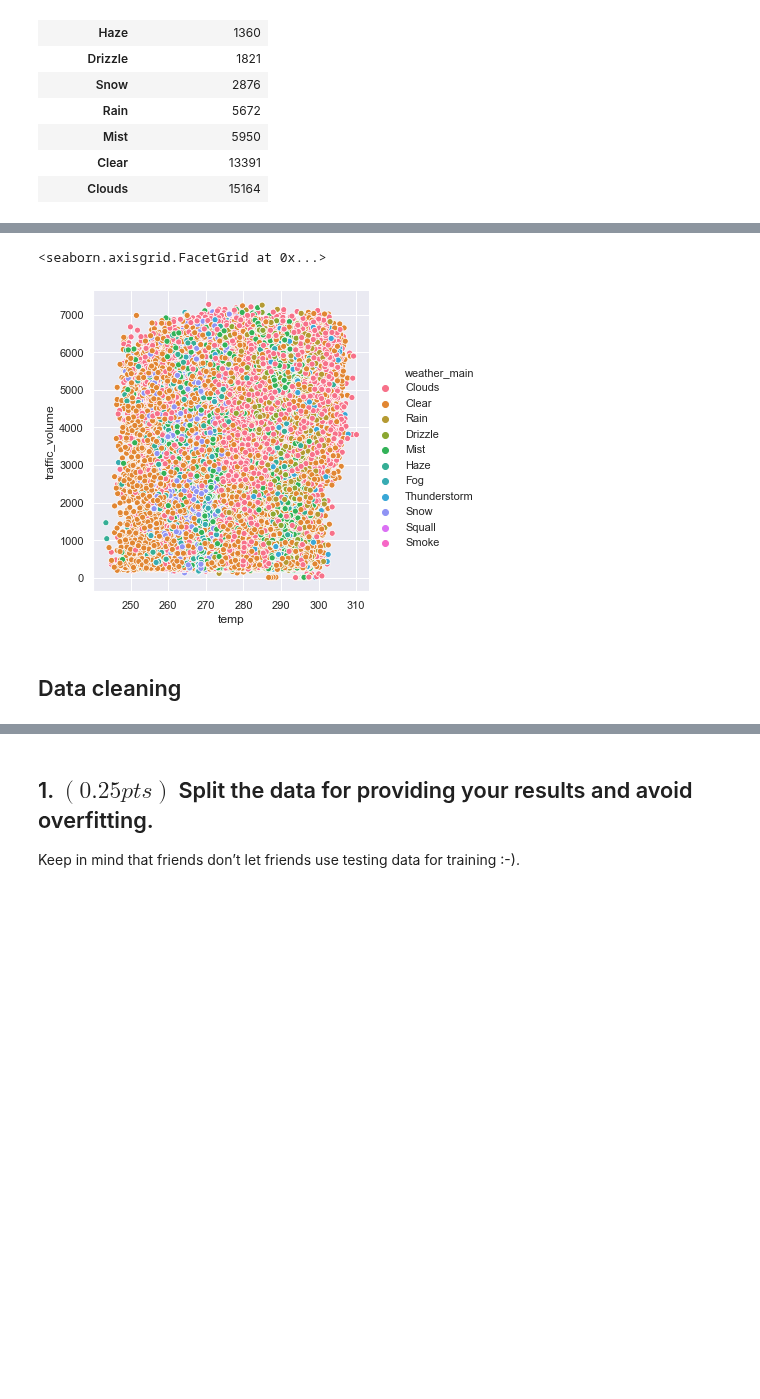
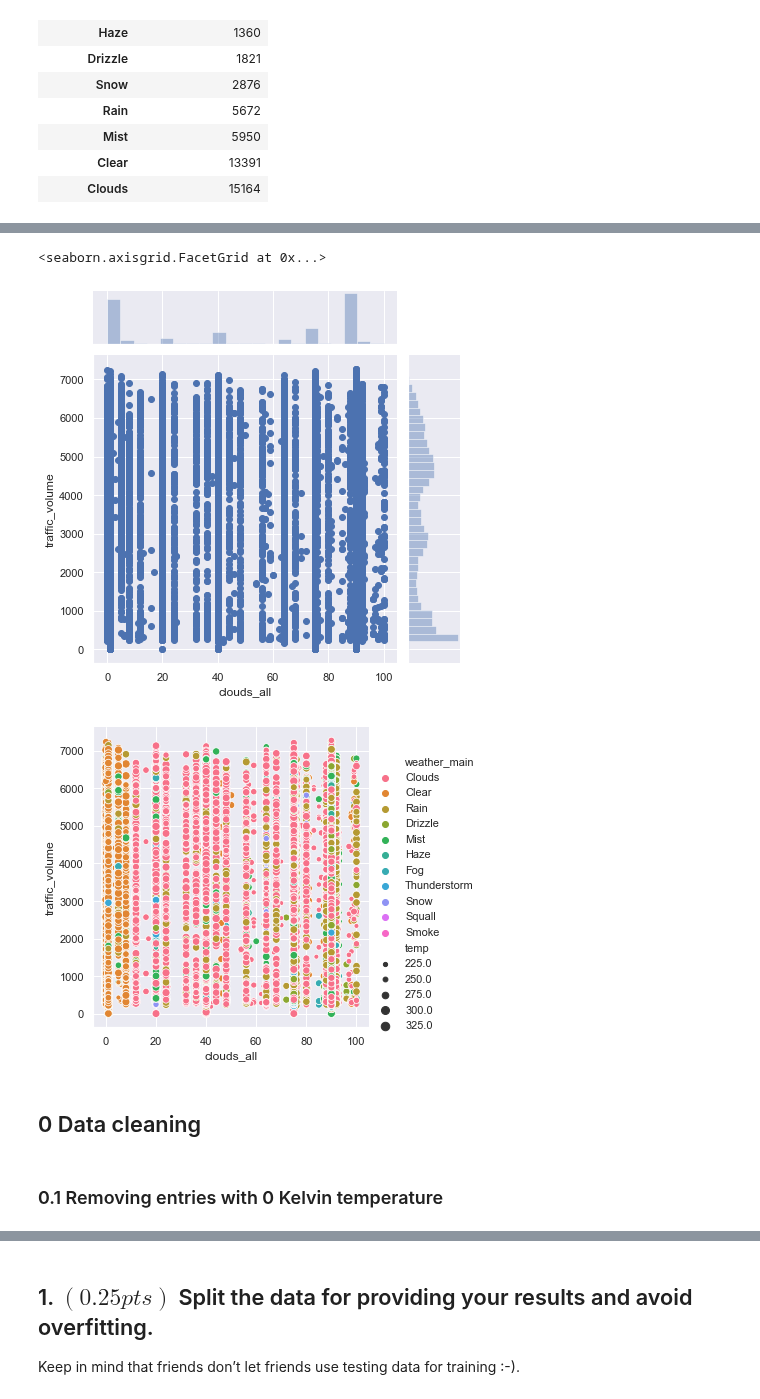
Before and after one commit to laurelkeys/machine-learning, a Jupyter notebook: assignment-1/Assignment1.ipynb, the cells around one changed output, grey strips where cells are left out. Drawn from its saved outputs; the diff is of its cells as text; code cells hidden in the pictures; blank space fills up the shorter version.

```diff
--- a/assignment-1/Assignment1.ipynb
+++ b/assignment-1/Assignment1.ipynb
@@ -252,7 +282,9 @@ sns.jointplot(x="temp", y="traffic_volume", data=dataset_csv[dataset_csv.temp >
 # %%
-sns.relplot(x="temp", y="traffic_volume", hue="weather_main", data=dataset_csv[dataset_csv.temp > 0.0])
+sns.jointplot(x="clouds_all", y="traffic_volume", data=dataset_csv)
+sns.relplot(x="clouds_all", y="traffic_volume", hue="weather_main", size="temp", data=dataset_csv[dataset_csv.temp > 0.0])
 # %% [output]
 <seaborn.axisgrid.FacetGrid at 0x...>
-[figure, old version]
+[figure, new version]
+[figure, added]
 # %% [markdown]
-## Data cleaning
+## 0 Data cleaning
@@ -258,0 +295,2 @@ sns.relplot(x="temp", y="traffic_volume", hue="weather_main", data=dataset_csv[d
+# %% [markdown]
+### 0.1 Removing entries with 0 Kelvin temperature
```
Also changed, not shown: parts of 19 cells of this notebook.
